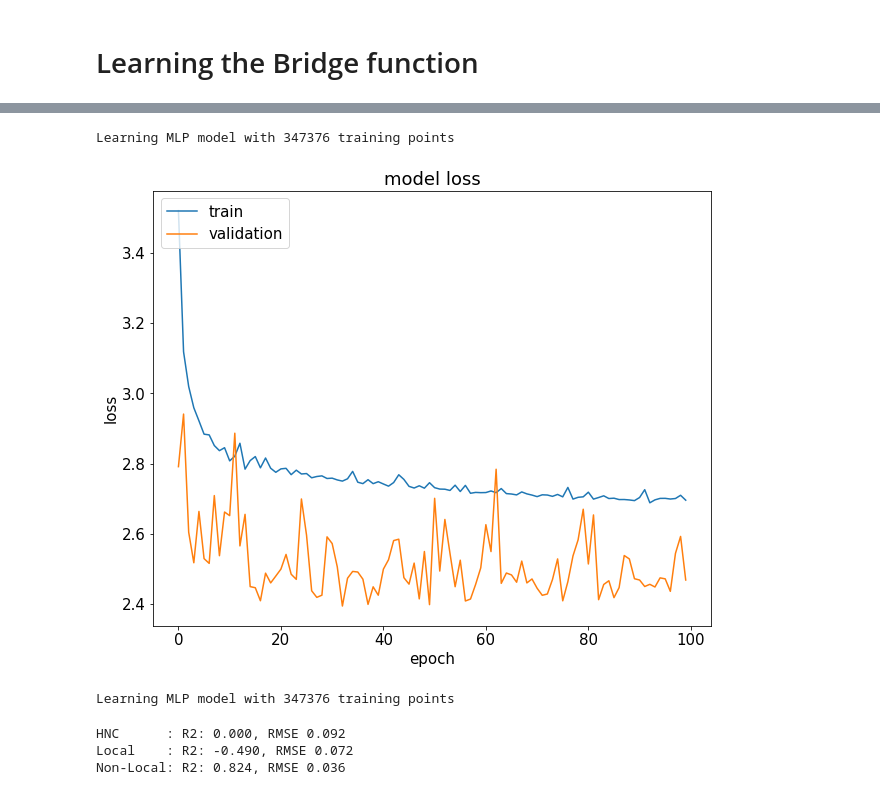
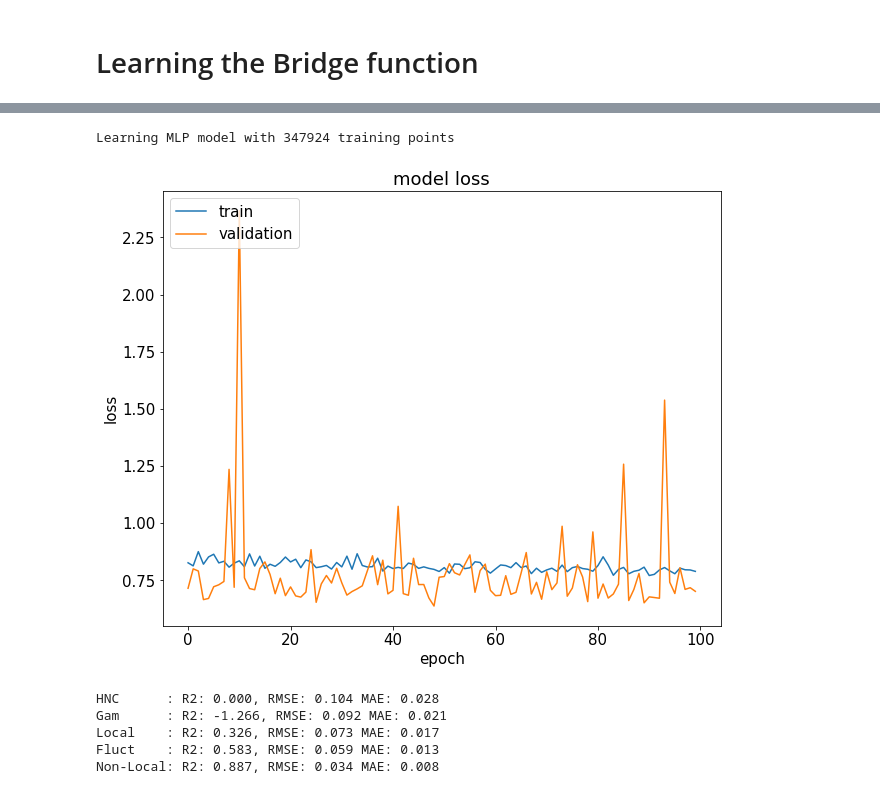
Before and after one commit to CompRhys/ornstein-zernike, a Jupyter notebook: learn/learn-bridge-function.ipynb, the cells around one changed output, grey strips where cells are left out. Drawn from its saved outputs; the diff is of its cells as text; code cells hidden in the pictures.

```diff
--- a/learn/learn-bridge-function.ipynb
+++ b/learn/learn-bridge-function.ipynb
@@ -94,0 +61,9 @@ _________________________________________________________________
+# %%
+df_train = pd.read_csv("datasets/random-train.csv")
+X_train_gam = df_train[["avg_icf",]].values
+X_train_la = df_train[["avg_tcf","avg_dcf",]].values
+X_train_fd = df_train[["avg_tcf","avg_dcf","fd_gr",]].values
+X_train_nla = df_train[["avg_tcf","avg_dcf","fd_gr","avg_grad_icf",]].values
+y_train = df_train[["avg_br"]].values
+y_ivar = (df_train[["err_br"]].values**-2.).ravel()
+# y_ivar = np.ones(len(df_train))
@@ -95,3 +82,5 @@ _________________________________________________________________
 # %%
-# local = load_model("models/local-scaled-small-batch.h5")
-# non_local = load_model("models/non-local-scaled.h5")
+# gam = load_model("models/gam.h5")
+# local = load_model("models/local.h5")
+# fluct = load_model("models/fluct.h5")
+non_local = load_model("models/non-local-400.h5")
@@ -98,6 +100,3 @@ _________________________________________________________________
 # %%
-local = train_model(local, X_train[:,0:2], y_train, y_ivar,
-                    epochs=100, save_file="models/local-scaled.h5")
+# local = train_model(local, X_train_la, y_train, y_ivar,
+#                     epochs=100, save_file="models/local-200.h5")
-# %% [output]
-Learning MLP model with 347376 training points
-[figure, removed]
@@ -104,6 +106,6 @@ Learning MLP model with 347376 training points
 # %%
-#y_la = local.predict(X_train[:,0:2])
-non_local = train_model(non_local, X_train[:,0:3], y_train, y_ivar,
-                     epochs=100, save_file="models/non-local-scaled.h5")
+non_local = train_model(non_local, X_train_nla, y_train, y_ivar,
+                     epochs=100, save_file="models/non-local-500.h5")
 # %% [output]
-Learning MLP model with 347376 training points
+Learning MLP model with 347924 training points
+[figure, added]
@@ -110,19 +116,35 @@ Learning MLP model with 347376 training points
 # %%
-y_local = local.predict(X_test[:,0:2])
-y_non_local = non_local.predict(X_test[:,0:3]) #+ y_local
+y_gam = gam.predict(X_test_gam)
+y_local = local.predict(X_test_la)
+y_fluct = fluct.predict(X_test_fd)
+y_non_local = non_local.predict(X_test_nla)
 
 r2_hnc = r2_score(np.zeros_like(y_test), y_test)
+r2_gam = r2_score(y_gam, y_test)
 r2_local = r2_score(y_local, y_test)
+r2_fluct = r2_score(y_fluct, y_test)
 r2_non_local = r2_score(y_non_local, y_test)
 
 rmse_hnc = np.sqrt(MSE(np.zeros_like(y_test), y_test))
+rmse_gam = np.sqrt(MSE(y_gam, y_test))
 rmse_local = np.sqrt(MSE(y_local, y_test))
+rmse_fluct = np.sqrt(MSE(y_fluct, y_test))
 rmse_non_local = np.sqrt(MSE(y_non_local, y_test))
 
-print("HNC      : R2: {:.3f}, RMSE {:.3f}".format(r2_hnc, rmse_hnc))
-print("Local    : R2: {:.3f}, RMSE {:.3f}".format(r2_local, rmse_local))
-print("Non-Local: R2: {:.3f}, RMSE {:.3f}".format(r2_non_local, rmse_non_local))
+mae_hnc = MAE(np.zeros_like(y_test), y_test)
+mae_gam = MAE(y_gam, y_test)
+mae_local = MAE(y_local, y_test)
+mae_fluct = MAE(y_fluct, y_test)
+mae_non_local = MAE(y_non_local, y_test)
+
+print("HNC      : R2: {:.3f}, RMSE: {:.3f} MAE: {:.3f}".format(r2_hnc, rmse_hnc, mae_hnc))
+print("Gam      : R2: {:.3f}, RMSE: {:.3f} MAE: {:.3f}".format(r2_gam, rmse_gam, mae_gam))
+print("Local    : R2: {:.3f}, RMSE: {:.3f} MAE: {:.3f}".format(r2_local, rmse_local, mae_local))
+print("Fluct    : R2: {:.3f}, RMSE: {:.3f} MAE: {:.3f}".format(r2_fluct, rmse_fluct, mae_fluct))
+print("Non-Local: R2: {:.3f}, RMSE: {:.3f} MAE: {:.3f}".format(r2_non_local, rmse_non_local, mae_non_local))
 # %% [output]
-HNC      : R2: 0.000, RMSE 0.092
-Local    : R2: -0.490, RMSE 0.072
-Non-Local: R2: 0.824, RMSE 0.036
+HNC      : R2: 0.000, RMSE: 0.104 MAE: 0.028
+Gam      : R2: -1.266, RMSE: 0.092 MAE: 0.021
+Local    : R2: 0.326, RMSE: 0.073 MAE: 0.017
+Fluct    : R2: 0.583, RMSE: 0.059 MAE: 0.013
+Non-Local: R2: 0.887, RMSE: 0.034 MAE: 0.008
```
Also changed, not shown: parts of 14 cells of this notebook, 11 other files.
